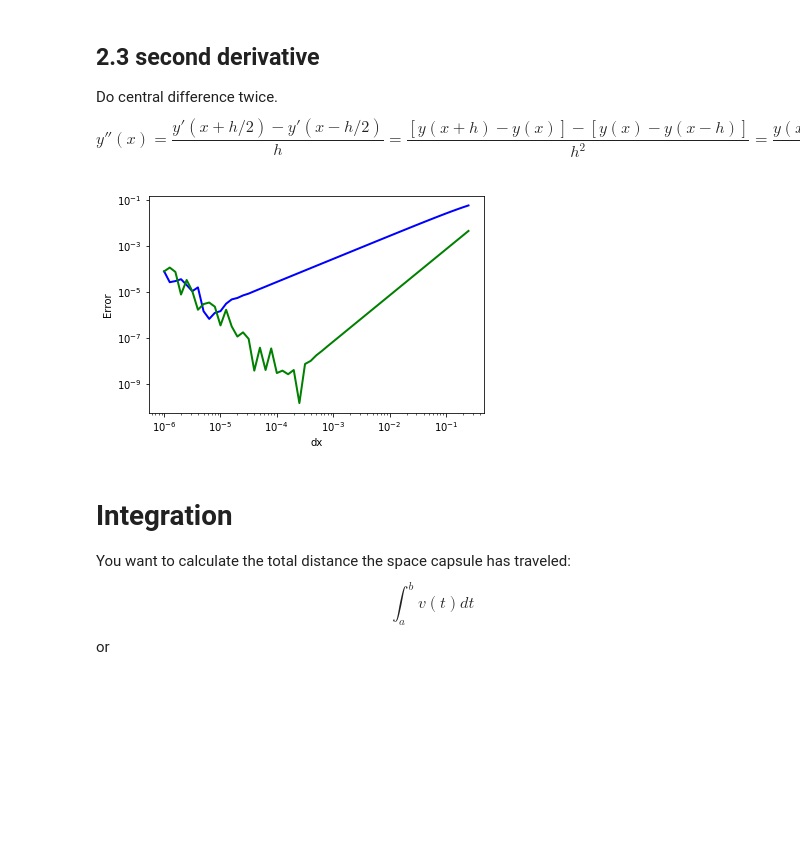
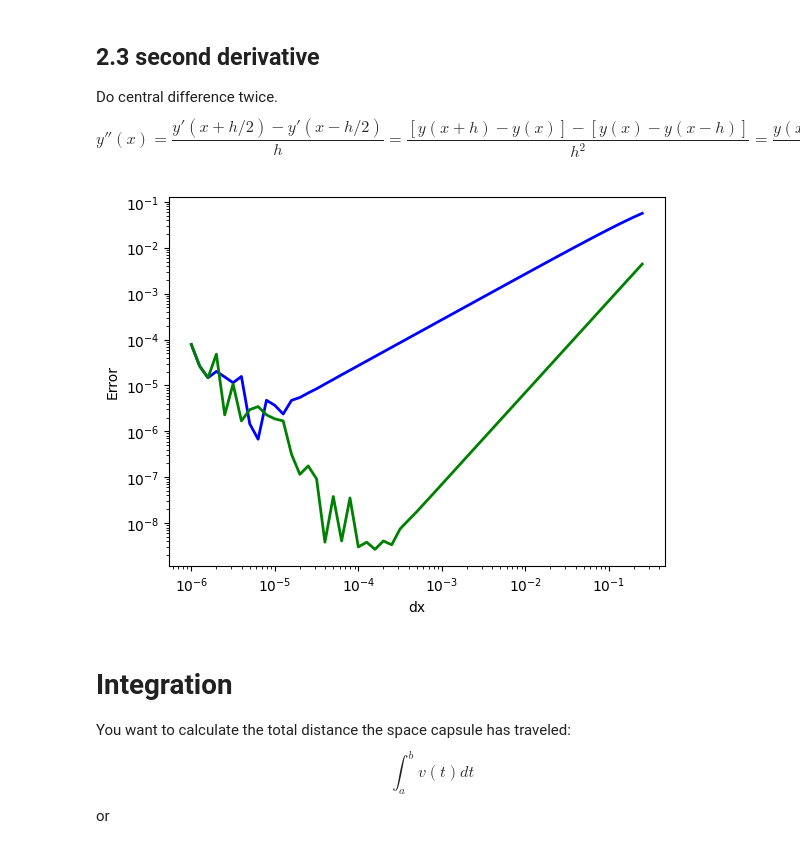
Before and after one commit to tedjohnson12/computational-physics-class-404-604-Spring-2024, a Jupyter notebook: Lect4.ipynb, the cells around one changed output. Cells and saved outputs as stored; diff of their text form; code cells hidden in the pictures; blank space fills up the shorter version.

```diff
--- a/Lect4.ipynb
+++ b/Lect4.ipynb
@@ -99,7 +119,9 @@ def dericd(y,x,dx):
     #please write your own central difference scheme
 
 def deried(y,x,dx):
-    return
+    cd1 = dericd(y,x,dx)
+    cd2 = dericd(y,x,0.5*dx)
+    return (4*cd2 - cd1)/3
     #please write your own extrapolated difference scheme
 # %%
 import numpy as np
@@ -208,6 +230,7 @@ plt.show()
 ## Plot them together
 import numpy as np
 import matplotlib.pyplot as plt
+from functools import partial
 x=1.0
 dxarr=[]
 yfwarr=[]
@@ -215,11 +238,15 @@ ycdarr=[]
 yedarr=[]
 for dx in 10**np.arange(-9., -0.5, 0.1):
     dxarr.append(dx)
+    func = partial(np.sin,dtype='float32')
+    yfwarr.append(derifw(func,x,dx))
+    ycdarr.append(dericd(func,x,dx))
+    yedarr.append(deried(func,x,dx))
     ... # finish these lines in the loop so that you store derivative from three different methods to yfwarr, ycdarr, and yedarr
 
-plt.plot(dxarr, np.abs(yfwarr-np.cos(1.)), 'b-', lw=2)
-plt.plot(dxarr, np.abs(ycdarr-np.cos(1.)), 'g-', lw=2)
-plt.plot(dxarr, np.abs(yedarr-np.cos(1.)), 'r-', lw=2)
+plt.plot(dxarr, np.abs(np.array(yfwarr)-np.cos(1.)), 'b-', lw=2)
+plt.plot(dxarr, np.abs(np.array(ycdarr)-np.cos(1.)), 'g-', lw=2)
+plt.plot(dxarr, np.abs(np.array(yedarr)-np.cos(1.)), 'r-', lw=2)
 plt.xscale('log')
 plt.yscale('log')
 plt.xlabel('dx')
@@ -260,33 +287,35 @@ def dersecond1(y,x,dx):
 
 # please write your own central difference scheme for both derivatives
 def dersecond2(y,x,dx):
-        return
+        return (y(x+dx) + y(x-dx) - 2*y(x))/dx**2
 # %%
 import numpy as np
 import matplotlib.pyplot as plt
+from functools import partial
 x=1.0
 dxarr=[]
 yarr1=[]
 yarr2=[]
 
 for dx in 10**np.arange(-6., -0.5, 0.1):
-    y=dersecond1(np.sin,x,dx)
+    func = partial(np.sin,dtype='float64')
+    y=dersecond1(func,x,dx)
     dxarr.append(dx)
     yarr1.append(y)
-    y=dersecond2(np.sin,x,dx)
+    y=dersecond2(func,x,dx)
     yarr2.append(y)
 
 
 plt.plot(dxarr, np.abs(yarr1+np.sin(1.)), 'b-', lw=2)
 plt.plot(dxarr, np.abs(yarr2+np.sin(1.)), 'g-', lw=2)
 plt.xscale('log')
 plt.yscale('log')
 plt.xlabel('dx')
 plt.ylabel('Error')
 
 plt.show()
 # %% [output]
-[figure, old version]
+[figure, new version]
 # %% [markdown]
 # Integration
 
```
Also changed, not shown: parts of 9 cells of this notebook, 1 other file.
